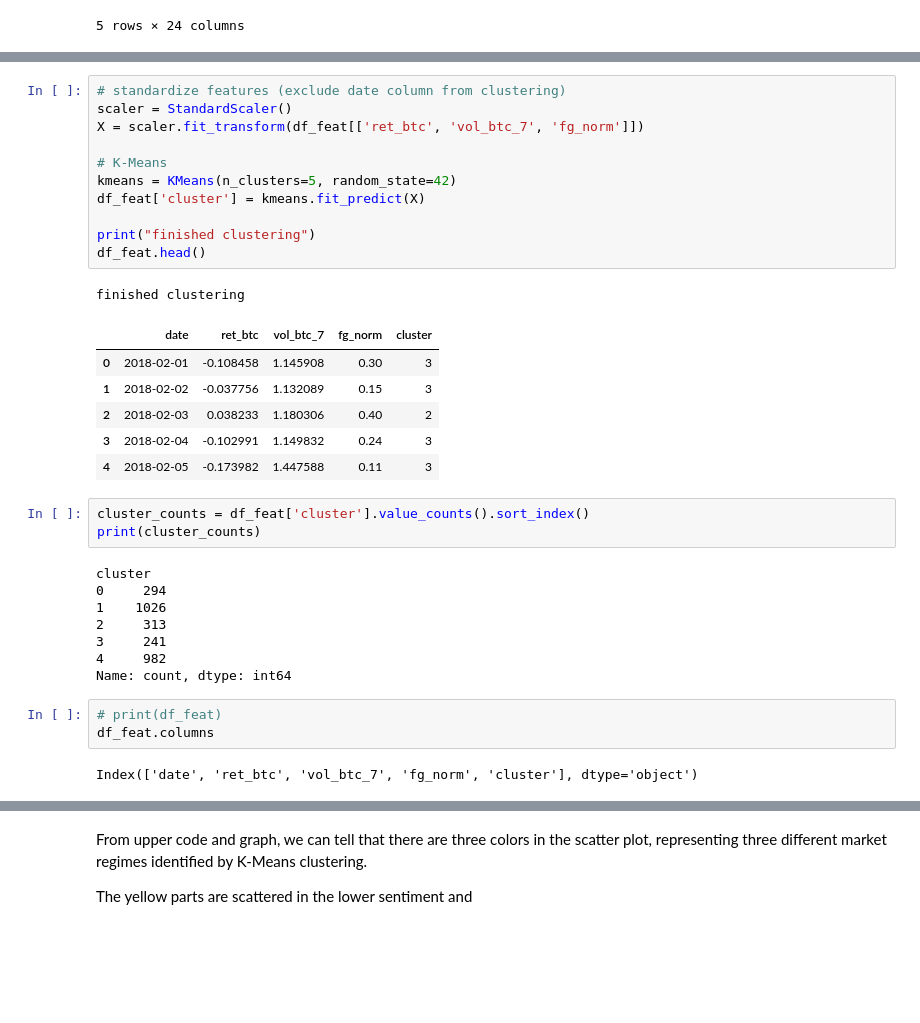
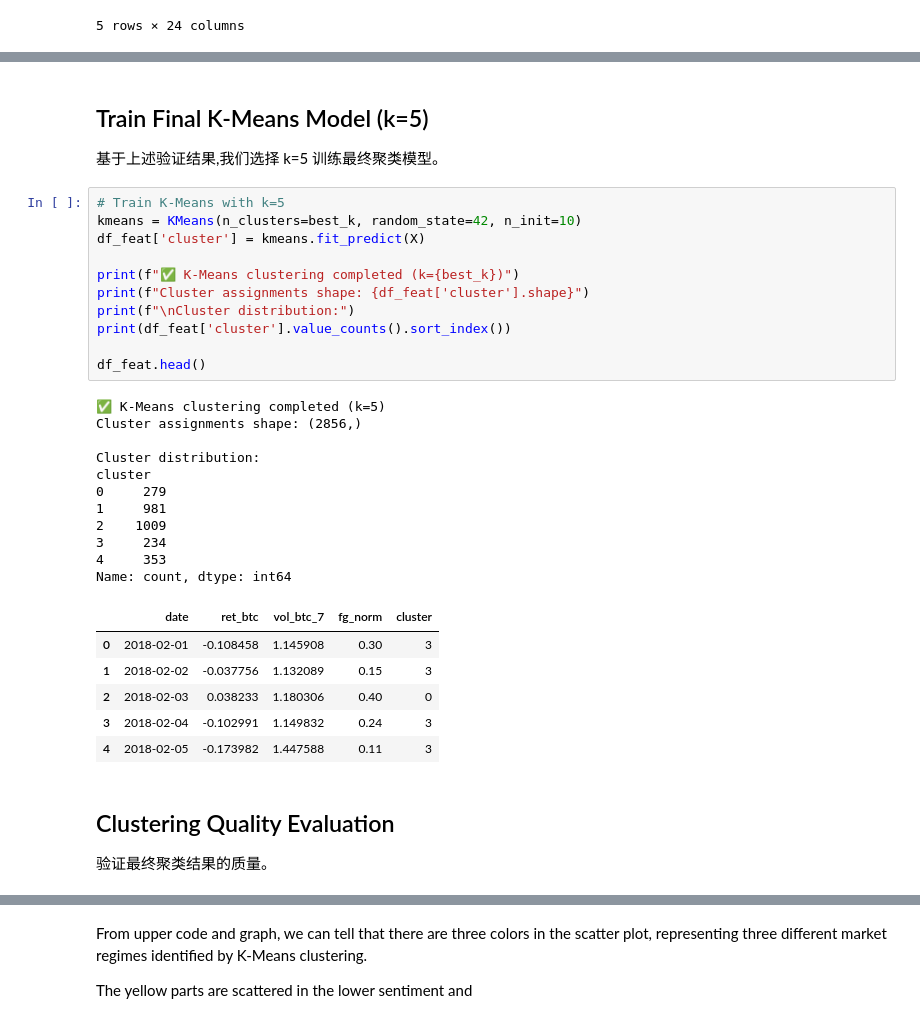
Before and after one commit to liyouqi/market-regime-identification, a Jupyter notebook: notebooks/02_feasible_study.ipynb, the cells around one changed output, grey strips where cells are left out. Cells and saved outputs as stored; diff of their text form; blank space fills up the shorter version.

```diff
--- a/notebooks/02_feasible_study.ipynb
+++ b/notebooks/02_feasible_study.ipynb
@@ -75,35 +157,37 @@ df_feat.tail()
+# %% [markdown]
+## Train Final K-Means Model (k=5)
+
+基于上述验证结果,我们选择 k=5 训练最终聚类模型。
 # %%
-# standardize features (exclude date column from clustering)
-scaler = StandardScaler()
-X = scaler.fit_transform(df_feat[['ret_btc', 'vol_btc_7', 'fg_norm']])
-
-# K-Means
-kmeans = KMeans(n_clusters=5, random_state=42)
+# Train K-Means with k=5
+kmeans = KMeans(n_clusters=best_k, random_state=42, n_init=10)
 df_feat['cluster'] = kmeans.fit_predict(X)
 
-print("finished clustering")
+print(f"✅ K-Means clustering completed (k={best_k})")
+print(f"Cluster assignments shape: {df_feat['cluster'].shape}")
+print(f"\nCluster distribution:")
+print(df_feat['cluster'].value_counts().sort_index())
+
 df_feat.head()
 # %% [output]
-finished clustering
+✅ K-Means clustering completed (k=5)
+Cluster assignments shape: (2856,)
+
+Cluster distribution:
+cluster
+0     279
+1     981
+2    1009
+3     234
+4     353
+Name: count, dtype: int64
 |  | date | ret_btc | vol_btc_7 | fg_norm | cluster |
 | 0 | 2018-02-01 | -0.108458 | 1.145908 | 0.30 | 3 |
 | 1 | 2018-02-02 | -0.037756 | 1.132089 | 0.15 | 3 |
-| 2 | 2018-02-03 | 0.038233 | 1.180306 | 0.40 | 2 |
+| 2 | 2018-02-03 | 0.038233 | 1.180306 | 0.40 | 0 |
 | 3 | 2018-02-04 | -0.102991 | 1.149832 | 0.24 | 3 |
 | 4 | 2018-02-05 | -0.173982 | 1.447588 | 0.11 | 3 |
-# %%
-cluster_counts = df_feat['cluster'].value_counts().sort_index()
-print(cluster_counts)
-# %% [output]
-cluster
-0     294
-1    1026
-2     313
-3     241
-4     982
-Name: count, dtype: int64
-# %%
-# print(df_feat)
-df_feat.columns
-# %% [output]
-Index(['date', 'ret_btc', 'vol_btc_7', 'fg_norm', 'cluster'], dtype='object')
+# %% [markdown]
+## Clustering Quality Evaluation
+
+验证最终聚类结果的质量。
```
Also changed, not shown: parts of 17 cells of this notebook, 1 other file.
